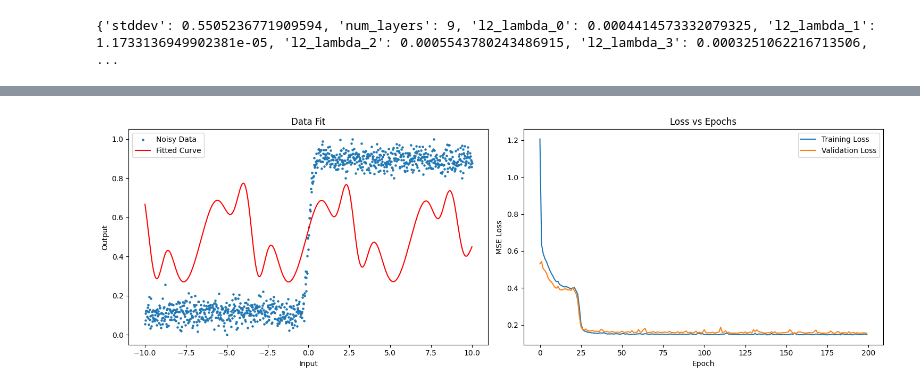
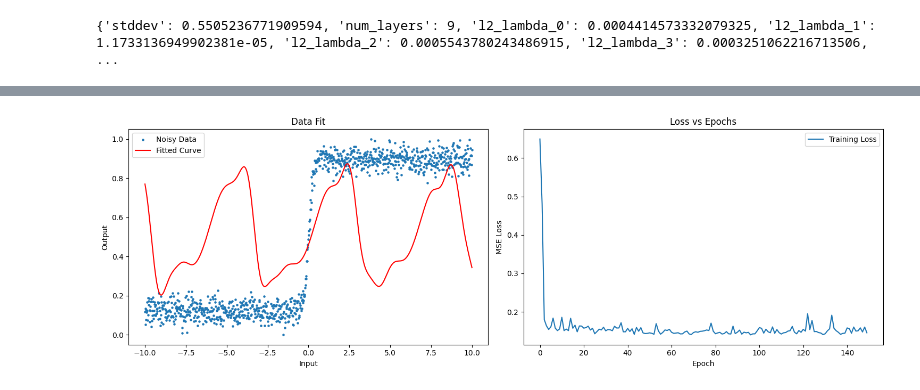
Before and after one commit to songofphysics/master-thesis, a Jupyter notebook: test.ipynb, the cells around one changed output, grey strips where cells are left out. Drawn from its saved outputs; the diff is of its cells as text; code cells hidden in the pictures.

```diff
--- a/test.ipynb
+++ b/test.ipynb
@@ -425,0 +359,24 @@ _________________________________________________________________
+# %%
+from IPython.display import clear_output
+
+class TrainingProgress(tf.keras.callbacks.Callback):
+    def on_epoch_end(self, epoch, logs=None):
+        logs = logs or {}
+        epoch += 1  # epochs are zero-indexed in this method
+        loss = logs.get('loss')
+
+        print("Iter: {:5d} | Loss: {:0.7f}".format(epoch, loss))
+
+        # Every 5 epochs, clear the screen
+        if epoch % 5 == 0:
+            clear_output(wait=True)
+# %%
+from tensorflow.keras.optimizers import Adam
+
+vacuum_state = get_vacuum_state_tf(cutoff_dim)
+model = tf.keras.Sequential([QEncoder(dim=cutoff_dim, vacuum_state=vacuum_state, name='QuantumEncoding')])
+for i in range(5):
+    model.add(QLayer(dim=cutoff_dim, stddev=0.1, l2_lambda=0.0, name=f'QuantumLayer_{i+1}'))
+model.add(QDecoder(dim=cutoff_dim, name='QuantumDecoding'))
+model.compile(optimizer=Adam(learning_rate=0.01, beta_1=0.9, beta_2=0.999), loss='mse')
+history = model.fit(X, Y, epochs=150, verbose=0, callbacks=[TrainingProgress()])
@@ -426,25 +389,27 @@ _________________________________________________________________
 # %%
 import matplotlib.pyplot as plt
+M = [model]
+H = [history]
 
 fig, axes = plt.subplots(1, 2, figsize=(15, 5))
 axes = axes.flatten()
 Y_pred = M[0].predict(X, verbose = 0)
 axes[0].scatter(X, Y, s=5, label='Noisy Data')
 axes[0].plot(X, Y_pred, label='Fitted Curve', color='r')
 #axes[0].plot(X, Y, label='True Curve', color='g')
 axes[0].set_title('Data Fit')
 axes[0].set_xlabel('Input')
 axes[0].set_ylabel('Output')
 axes[0].legend()
 
 axes[1].plot(H[0].history['loss'], label='Training Loss')
-axes[1].plot(H[0].history['val_loss'], label='Validation Loss')
+#axes[1].plot(H[0].history['val_loss'], label='Validation Loss')
 axes[1].set_title('Loss vs Epochs')
 axes[1].set_xlabel('Epoch')
 axes[1].set_ylabel('MSE Loss')
 axes[1].legend()
 
 plt.tight_layout()
 plt.show()
 # %% [output]
-[figure, old version]
+[figure, new version]
```
Also changed, not shown: parts of 6 cells of this notebook.
